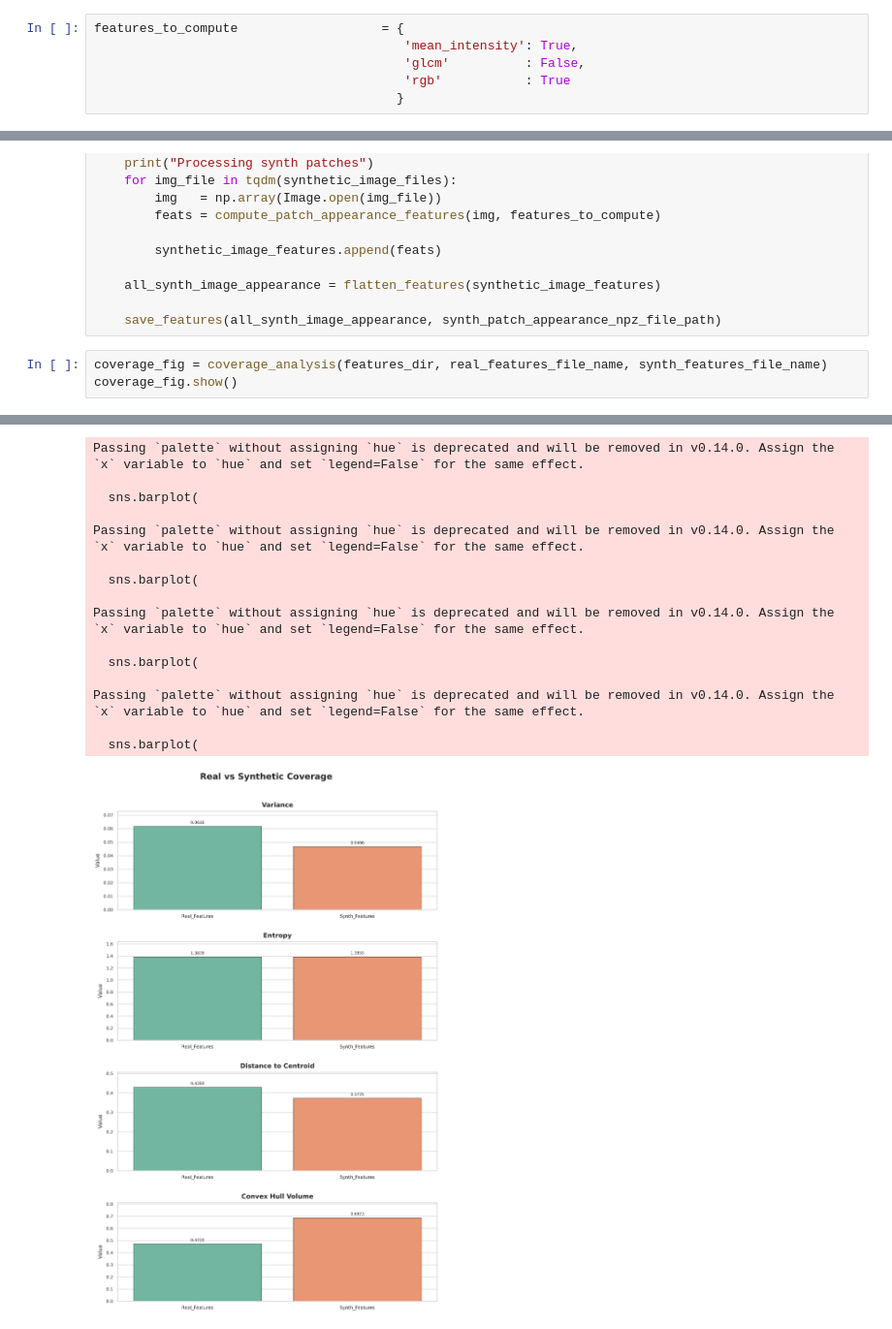
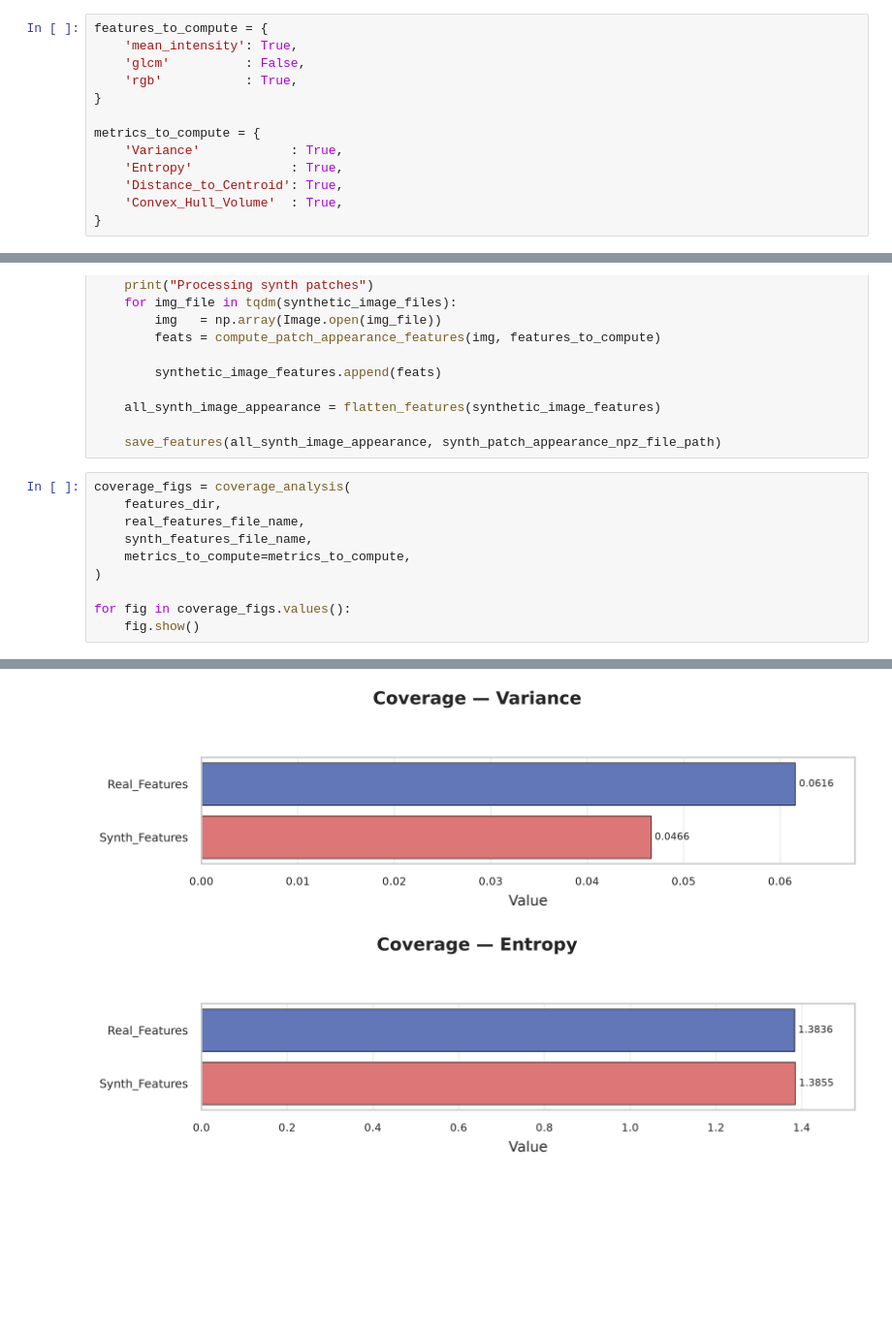
Before and after one commit to DIDSR/ScoreCard, a Jupyter notebook: notebooks/02_Coverage.ipynb, the cells around one changed output, grey strips where cells are left out. Shown at 97% size. Cells and saved outputs as stored; diff of their text form; blank space fills up the shorter version.

```diff
--- a/notebooks/02_Coverage.ipynb
+++ b/notebooks/02_Coverage.ipynb
@@ -15,11 +15,18 @@ from   src.compute_features import compute_patch_appearance_features
 from   src.routines         import flatten_features
 from   src.feature_io       import save_features, load_features
 # %%
-features_to_compute                   = {
-                                         'mean_intensity': True,
-                                         'glcm'          : False,
-                                         'rgb'           : True
-                                        }
+features_to_compute = {
+    'mean_intensity': True,
+    'glcm'          : False,
+    'rgb'           : True,
+}
+
+metrics_to_compute = {
+    'Variance'            : True,
+    'Entropy'             : True,
+    'Distance_to_Centroid': True,
+    'Convex_Hull_Volume'  : True,
+}
 # %%
 real_images_dir                       = input("Path to real images")                   or '../data/real_images'
 synth_images_dir                      = input("Path to synth images")                  or '../data/kde_synth_images'
@@ -67,31 +74,24 @@ else:
 
     save_features(all_synth_image_appearance, synth_patch_appearance_npz_file_path)
 # %%
-coverage_fig = coverage_analysis(features_dir, real_features_file_name, synth_features_file_name)
-coverage_fig.show()
+coverage_figs = coverage_analysis(
+    features_dir,
+    real_features_file_name,
+    synth_features_file_name,
+    metrics_to_compute=metrics_to_compute,
+)
+
+for fig in coverage_figs.values():
+    fig.show()
 # %% [output]
 Keeping 4 features (≥ 50% valid values)
   Variance              : 0.061600
   Entropy               : 1.383610
   Distance_to_Centroid  : 0.428914
   Convex_Hull_Volume    : 0.471956
   Variance              : 0.046641
   Entropy               : 1.385486
   Distance_to_Centroid  : 0.372469
   Convex_Hull_Volume    : 0.687284
-Passing `palette` without assigning `hue` is deprecated and will be removed in v0.14.0. Assign the `x` variable to `hue` and set `legend=False` for the same effect.
-
-  sns.barplot(
-
-Passing `palette` without assigning `hue` is deprecated and will be removed in v0.14.0. Assign the `x` variable to `hue` and set `legend=False` for the same effect.
-
-  sns.barplot(
-
-Passing `palette` without assigning `hue` is deprecated and will be removed in v0.14.0. Assign the `x` variable to `hue` and set `legend=False` for the same effect.
-
-  sns.barplot(
-
-Passing `palette` without assigning `hue` is deprecated and will be removed in v0.14.0. Assign the `x` variable to `hue` and set `legend=False` for the same effect.
-
-  sns.barplot(
-[figure, old version]
+[figure, new version]
+[figure, added]
```
Also changed, not shown: parts of 1 cell of this notebook, 7 other files.
